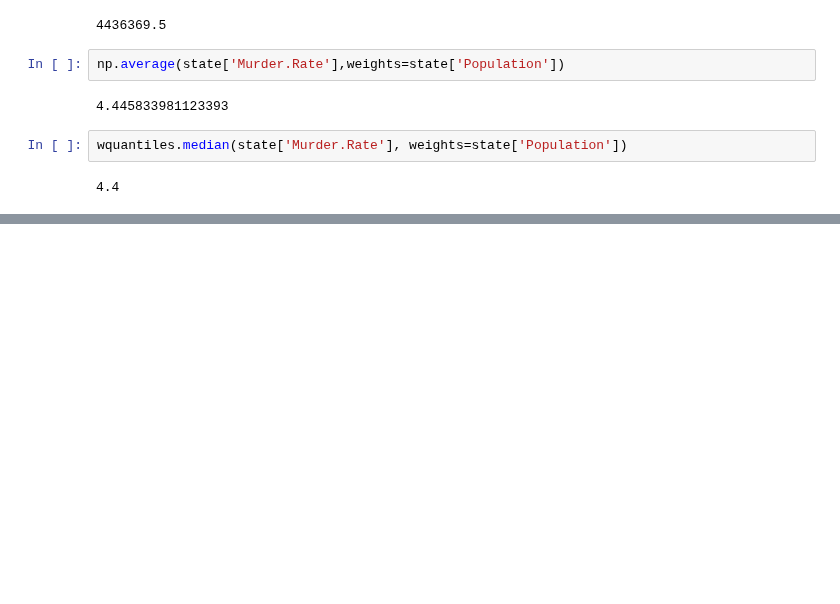
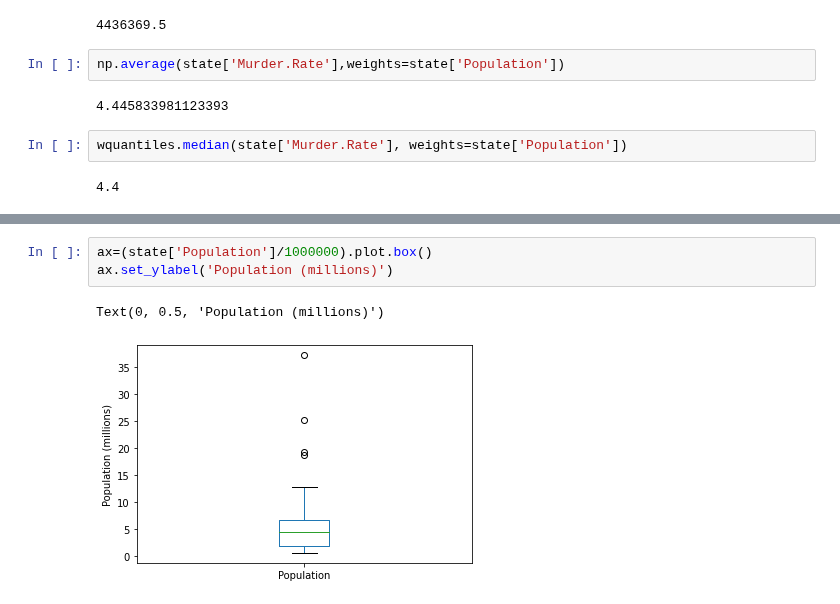
Before and after one commit to gedeck/practical-statistics-for-data-scientists, a Jupyter notebook: python/notebooks/Chapter 1.ipynb, the cells around one changed output, grey strips where cells are left out. Saved outputs shown, nothing was run; the diff lists cells and outputs as text; blank space fills up the shorter version.

```diff
--- a/python/notebooks/Chapter 1.ipynb
+++ b/python/notebooks/Chapter 1.ipynb
@@ -61,0 +87,6 @@ wquantiles.median(state['Murder.Rate'], weights=state['Population'])
+# %%
+ax=(state['Population']/1000000).plot.box()
+ax.set_ylabel('Population (millions)')
+# %% [output]
+Text(0, 0.5, 'Population (millions)')
+[figure, added]
```
Also changed, not shown: parts of 13 cells of this notebook.
